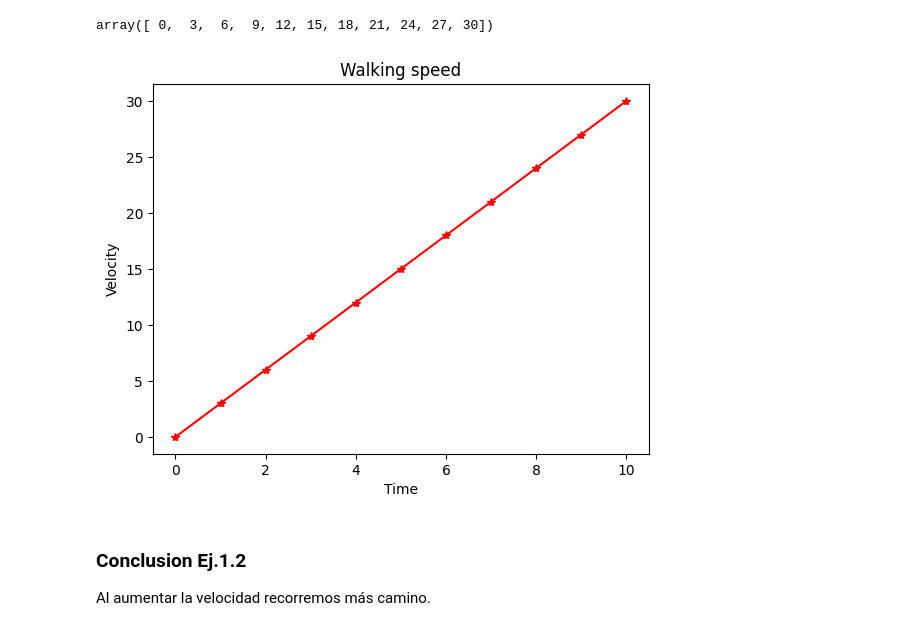
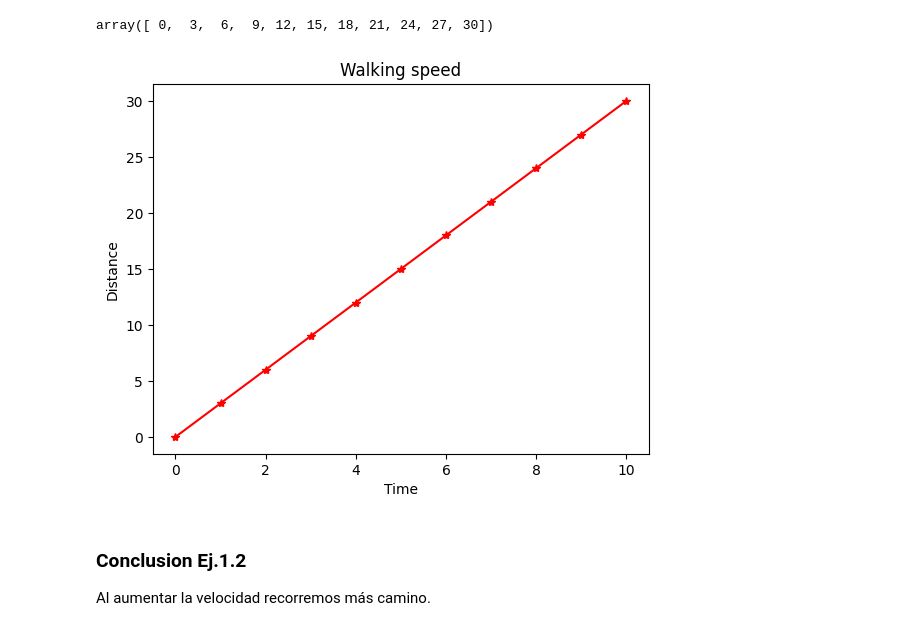
Before and after one commit to 4GeeksAcademy/sarayruiz---visualizacion, a Jupyter notebook: notebook/03-project-visualization.ipynb, the cells around one changed output. Cells and saved outputs as stored; diff of their text form; code cells hidden in the pictures.

```diff
--- a/notebook/03-project-visualization.ipynb
+++ b/notebook/03-project-visualization.ipynb
@@ -58,11 +58,11 @@ array([ 0,  3,  6,  9, 12, 15, 18, 21, 24, 27, 30])
 # %%
 plt.plot(seconds, distance, color='red', marker='*')
 plt.title('Walking speed')
 plt.xlabel('Time')
-plt.ylabel('Velocity')
+plt.ylabel('Distance')
 plt.show()
 # %% [output]
-[figure, old version]
+[figure, new version]
 # %% [markdown]
 ### Conclusion Ej.1.2
 Al aumentar la velocidad recorremos más camino.
```
Also changed, not shown: parts of 10 cells of this notebook.
